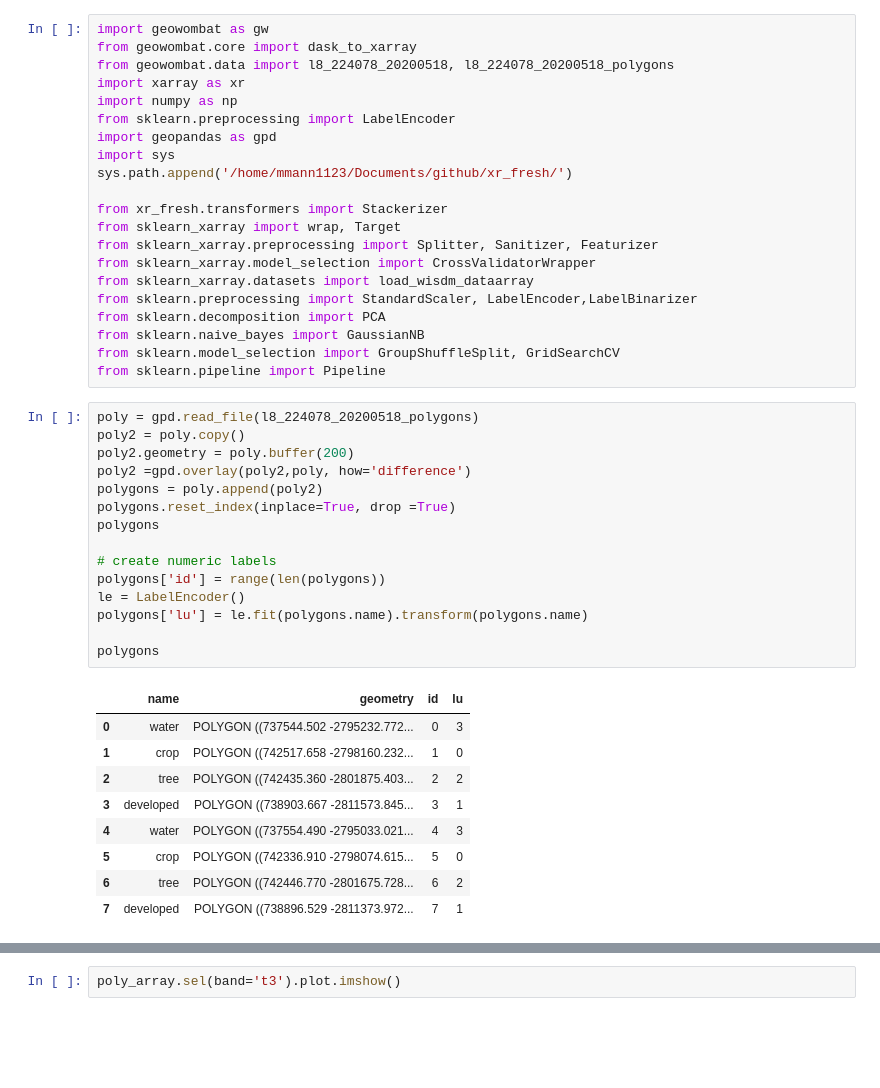
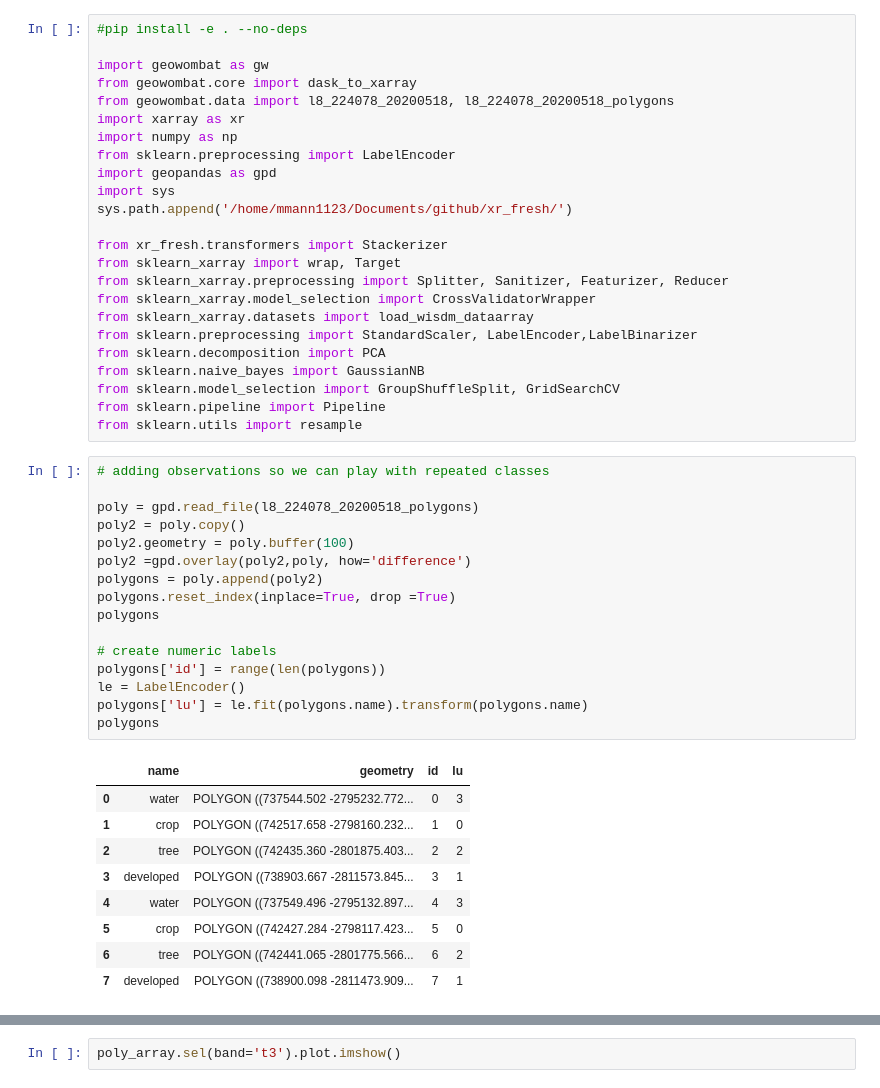
Before and after one commit to mmann1123/xr_fresh, a Jupyter notebook: notebooks/Sk_Xr_Gw_polygon_training.ipynb, the cells around one changed output, grey strips where cells are left out. Drawn from its saved outputs; the diff is of its cells as text; blank space fills up the shorter version.

```diff
--- a/notebooks/Sk_Xr_Gw_polygon_training.ipynb
+++ b/notebooks/Sk_Xr_Gw_polygon_training.ipynb
@@ -1,4 +1,6 @@
 # %%
+#pip install -e . --no-deps
+
 import geowombat as gw
 from geowombat.core import dask_to_xarray
 from geowombat.data import l8_224078_20200518, l8_224078_20200518_polygons
@@ -11,7 +13,7 @@ sys.path.append('/home/mmann1123/Documents/github/xr_fresh/')
 
 from xr_fresh.transformers import Stackerizer
 from sklearn_xarray import wrap, Target
-from sklearn_xarray.preprocessing import Splitter, Sanitizer, Featurizer
+from sklearn_xarray.preprocessing import Splitter, Sanitizer, Featurizer, Reducer
 from sklearn_xarray.model_selection import CrossValidatorWrapper
 from sklearn_xarray.datasets import load_wisdm_dataarray
 from sklearn.preprocessing import StandardScaler, LabelEncoder,LabelBinarizer
@@ -19,31 +21,33 @@ from sklearn.decomposition import PCA
 from sklearn.naive_bayes import GaussianNB
 from sklearn.model_selection import GroupShuffleSplit, GridSearchCV
 from sklearn.pipeline import Pipeline
+from sklearn.utils import resample
 # %%
+# adding observations so we can play with repeated classes
+
 poly = gpd.read_file(l8_224078_20200518_polygons)
 poly2 = poly.copy()
-poly2.geometry = poly.buffer(200)
+poly2.geometry = poly.buffer(100)
 poly2 =gpd.overlay(poly2,poly, how='difference')
 polygons = poly.append(poly2)
 polygons.reset_index(inplace=True, drop =True)
 polygons
 
 # create numeric labels
 polygons['id'] = range(len(polygons))
 le = LabelEncoder()
 polygons['lu'] = le.fit(polygons.name).transform(polygons.name)
-
 polygons
 # %% [output]
 |  | name | geometry | id | lu |
 | 0 | water | POLYGON ((737544.502 -2795232.772... | 0 | 3 |
 | 1 | crop | POLYGON ((742517.658 -2798160.232... | 1 | 0 |
 | 2 | tree | POLYGON ((742435.360 -2801875.403... | 2 | 2 |
 | 3 | developed | POLYGON ((738903.667 -2811573.845... | 3 | 1 |
-| 4 | water | POLYGON ((737554.490 -2795033.021... | 4 | 3 |
-| 5 | crop | POLYGON ((742336.910 -2798074.615... | 5 | 0 |
-| 6 | tree | POLYGON ((742446.770 -2801675.728... | 6 | 2 |
-| 7 | developed | POLYGON ((738896.529 -2811373.972... | 7 | 1 |
+| 4 | water | POLYGON ((737549.496 -2795132.897... | 4 | 3 |
+| 5 | crop | POLYGON ((742427.284 -2798117.423... | 5 | 0 |
+| 6 | tree | POLYGON ((742441.065 -2801775.566... | 6 | 2 |
+| 7 | developed | POLYGON ((738900.098 -2811473.909... | 7 | 1 |
 # %%
 with gw.open([l8_224078_20200518, l8_224078_20200518, l8_224078_20200518], time_names=['t1', 't2', 't3'], stack_dim='time', chunks=50) as src:
 
```
Also changed, not shown: parts of 9 cells of this notebook, 2 other files.
